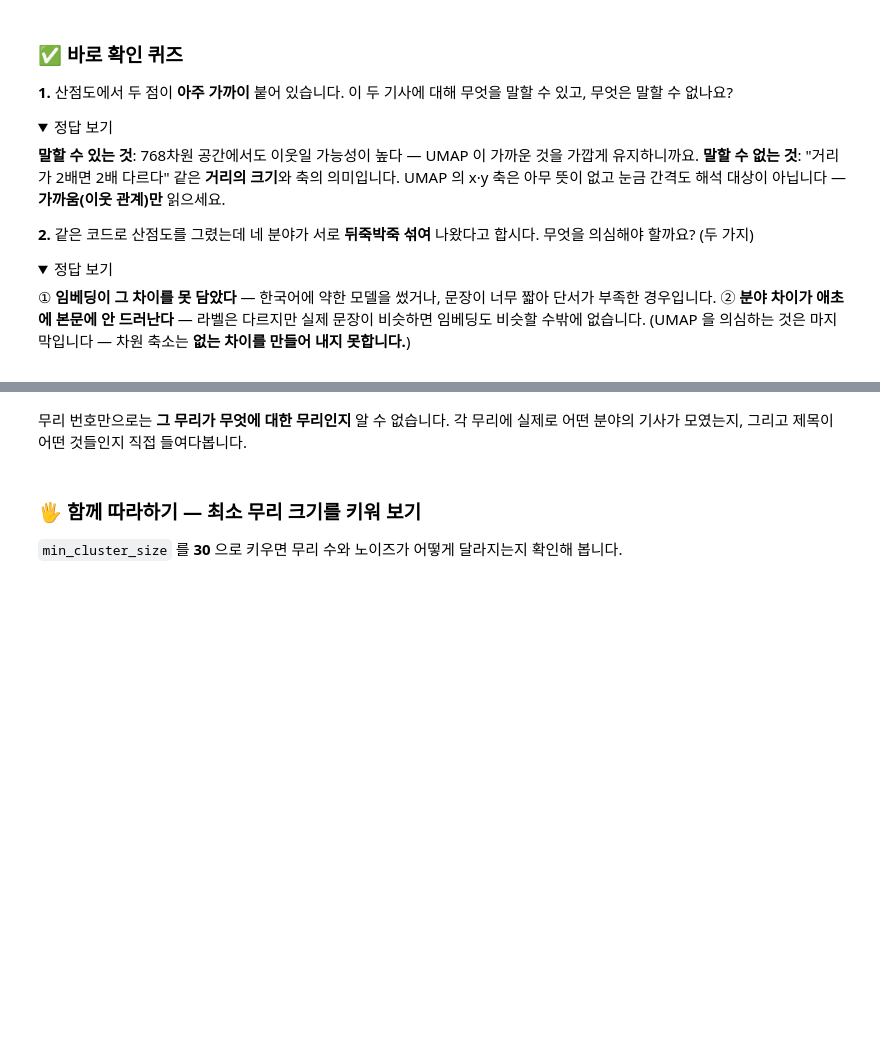
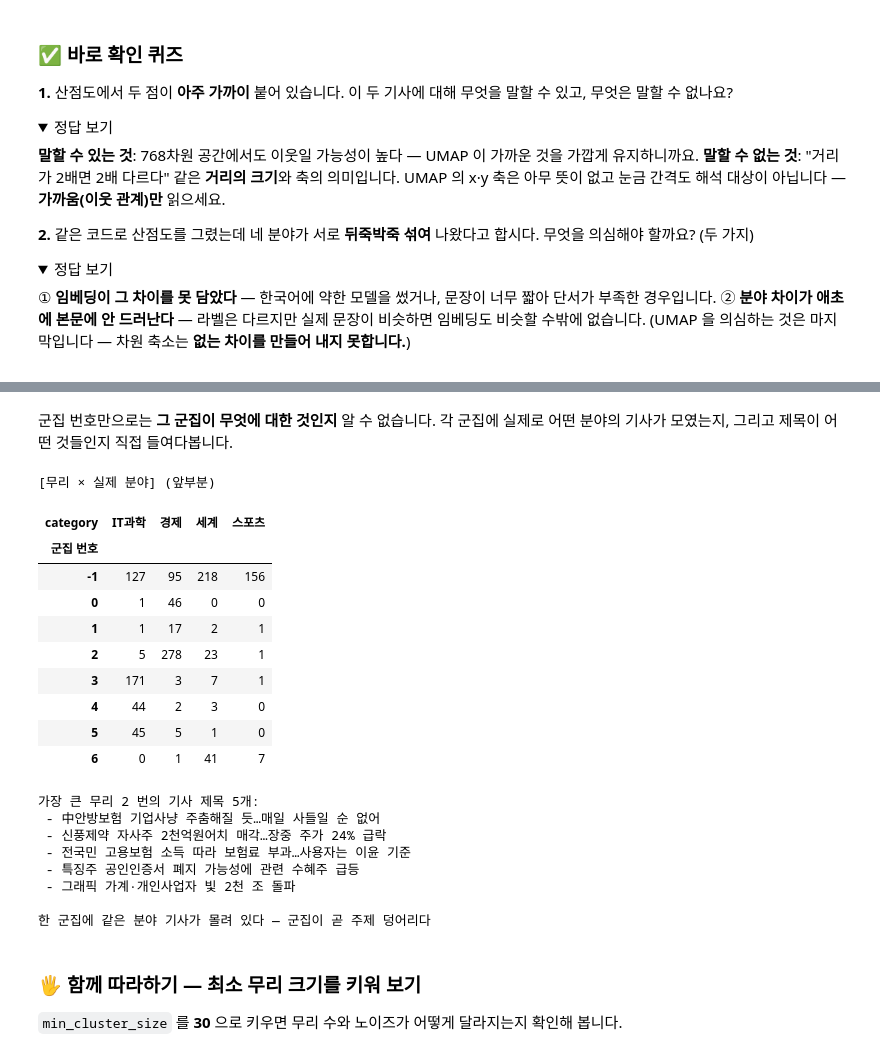
Before and after one commit to paircodingofficial-cloud/enkoa-practice-data-analysis, a Jupyter notebook: day13_토픽모델링_심화/교안_01_임베딩_군집화.ipynb, the cells around one changed output, grey strips where cells are left out. Cells and saved outputs as stored; diff of their text form; code cells hidden in the pictures; folded sections open; blank space fills up the shorter version.

```diff
--- a/day13_토픽모델링_심화/교안_01_임베딩_군집화.ipynb
+++ b/day13_토픽모델링_심화/교안_01_임베딩_군집화.ipynb
@@ -54,26 +54,6 @@ else:                                        # Linux (Colab 등)
 
 plt.rcParams['font.family'] = KOREAN_FONT
 plt.rcParams['axes.unicode_minus'] = False   # 마이너스(−) 부호 깨짐 방지
-
-# 지난 단원에서 배운 형태소 분석 — c-TF-IDF 키워드를 한국어 명사로 뽑는 토크나이저(자바가 필요없는 kiwipiepy)
-kiwi = Kiwi()
-
-# 불용어 — 11일차에서 배운 방식 그대로: 공개 일반 목록 + 이 데이터의 도메인 불용어
-with open('data/stopwords_ko.json', encoding='utf-8') as f:
-    STOPWORDS_GENERAL = set(json.load(f))     # 11일차에서 받아 둔 공개 목록 679개
-
-# 이 데이터에서만 무의미한 고빈도어 — 빈도표를 보고 사람이 고른다(11일차 4절)
-STOPWORDS_DOMAIN = {'제품', '구매', '사용', '정말', '진짜', '완전', '그냥', '너무', '정도', '많이'}
-
-# 반대로 일반 목록이 '여기서는 의미 있는 말'까지 지우기도 한다 — 되살릴 단어
-# ('아이'·'시간' 은 일반 불용어지만, 이 리뷰에서는 '아이에게 사 준 밴드'처럼 주제를 가른다)
-KEEP_WORDS = {'아이', '시간'}
-KOREAN_STOPWORDS = (STOPWORDS_GENERAL | STOPWORDS_DOMAIN) - KEEP_WORDS
-
-def korean_tokenizer(text):
-    """문서에서 의미있는 명사(2글자 이상)만 골라 돌려줍니다."""
-    return [t.form for t in kiwi.tokenize(str(text))
-            if t.tag.startswith('NN') and len(t.form) > 1 and t.form not in KOREAN_STOPWORDS]
 # %%
 # [제공 코드] 지난 단원에서 배운 한국어 임베딩 모델을 불러옵니다(문장→768차원 벡터).
 emb_model = SentenceTransformer('jhgan/ko-sroberta-multitask')
@@ -303,17 +368,37 @@ print('무리가 분야보다 잘게 쪼개져 있다 — 각 무리는 한 분
 # %% [markdown]
-무리 번호만으로는 **그 무리가 무엇에 대한 무리인지** 알 수 없습니다. 각 무리에 실제로 어떤 분야의 기사가 모였는지, 그리고 제목이 어떤 것들인지 직접 들여다봅니다.
+군집 번호만으로는 **그 군집이 무엇에 대한 것인지** 알 수 없습니다. 각 군집에 실제로 어떤 분야의 기사가 모였는지, 그리고 제목이 어떤 것들인지 직접 들여다봅니다.
 # %%
 # 무리마다 어떤 분야의 기사가 모였나 — 교차표로 한눈에
-tab = pd.crosstab(pd.Series(hdb_labels, name='무리 번호'), news['category'])
+tab = pd.crosstab(pd.Series(hdb_labels, name='군집 번호'), news['category'])
 print('[무리 × 실제 분야] (앞부분)')
 display(tab.head(8))
 
 # 가장 큰 무리 하나를 골라 제목을 직접 확인
-big = tab.drop(index=-1).sum(axis=1).idxmax()
+big = tab.drop(index=-1).sum(axis=1).idxmax() #-1 군집 제외 하고 행방향 합 최댓값 인덱스 얻기
 print(f'\n가장 큰 무리 {big} 번의 기사 제목 5개:')
 for t in news.loc[hdb_labels == big, 'title'].head(5):
     print(' -', t)
-print('\n한 무리에 같은 분야 기사가 몰려 있다 — 무리가 곧 주제 덩어리다')
+print('\n한 군집에 같은 분야 기사가 몰려 있다 — 군집이 곧 주제 덩어리다')
+# %% [output]
+[무리 × 실제 분야] (앞부분)
+| category | IT과학 | 경제 | 세계 | 스포츠 |
+| 군집 번호 |  |  |  |  |
+| -1 | 127 | 95 | 218 | 156 |
+| 0 | 1 | 46 | 0 | 0 |
+| 1 | 1 | 17 | 2 | 1 |
+| 2 | 5 | 278 | 23 | 1 |
+| 3 | 171 | 3 | 7 | 1 |
+| 4 | 44 | 2 | 3 | 0 |
+| 5 | 45 | 5 | 1 | 0 |
+| 6 | 0 | 1 | 41 | 7 |
+가장 큰 무리 2 번의 기사 제목 5개:
+ - 中안방보험 기업사냥 주춤해질 듯…매일 사들일 순 없어
+ - 신풍제약 자사주 2천억원어치 매각…장중 주가 24% 급락
+ - 전국민 고용보험 소득 따라 보험료 부과…사용자는 이윤 기준
+ - 특징주 공인인증서 폐지 가능성에 관련 수혜주 급등
+ - 그래픽 가계·개인사업자 빛 2천 조 돌파
+
+한 군집에 같은 분야 기사가 몰려 있다 — 군집이 곧 주제 덩어리다
 # %% [markdown]
 ### 🖐️ 함께 따라하기 — 최소 무리 크기를 키워 보기
 
```
Also changed, not shown: parts of 13 cells of this notebook, 2 other files.
